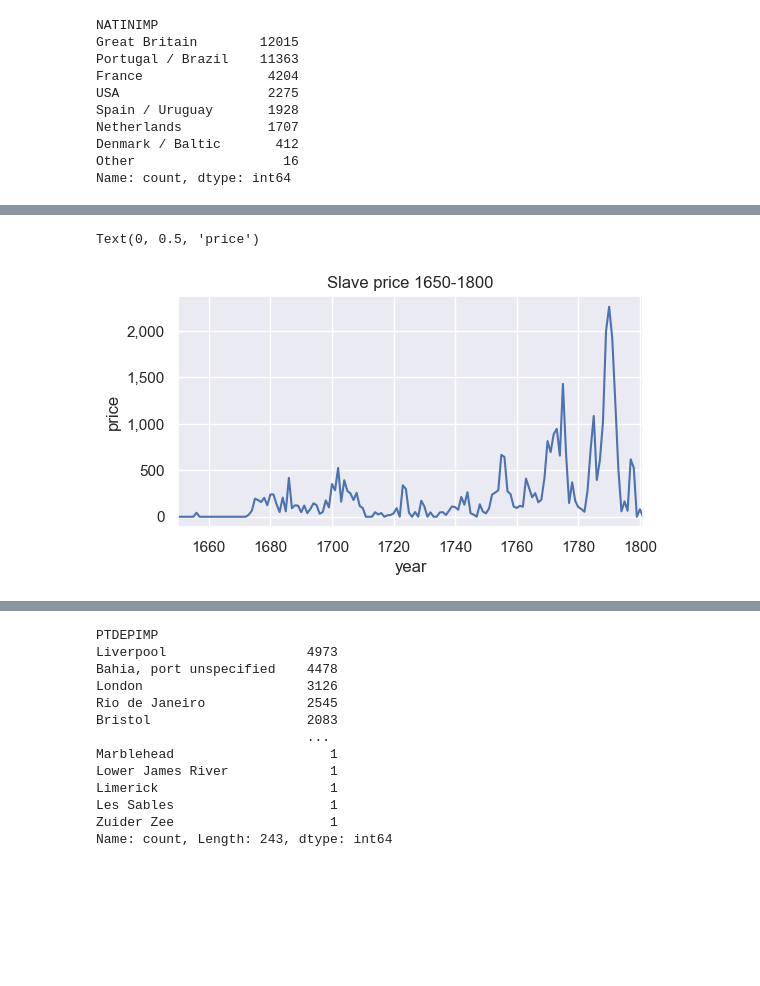
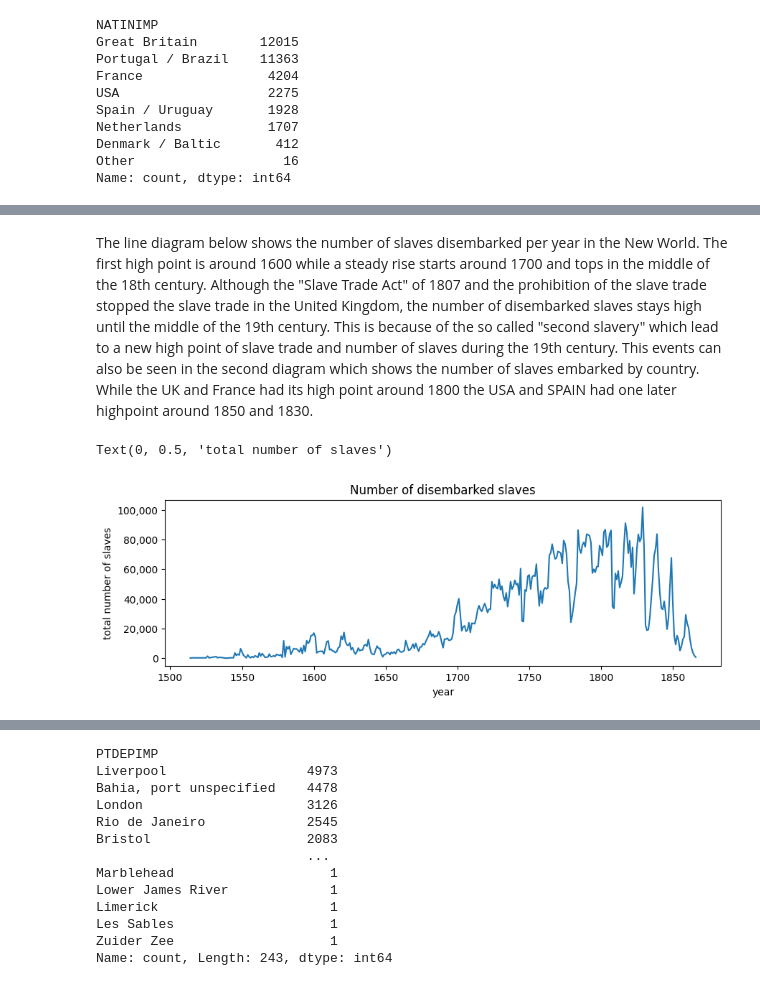
Before and after one commit to andren967/Novak_SlaveVoyages, a Jupyter notebook: Slave_trade_EDA.ipynb, the cells around one changed output, grey strips where cells are left out. Drawn from its saved outputs; the diff is of its cells as text; code cells hidden in the pictures; blank space fills up the shorter version.

```diff
--- a/Slave_trade_EDA.ipynb
+++ b/Slave_trade_EDA.ipynb
@@ -71,9 +403,6 @@ https://www.slavevoyages.org/voyage/downloads#full-versions-of-the-trans-atlanti
 #Change datatype of ID-column and set it as index
 slave_voyages = slave_voyages.astype({'VOYAGEID': int})
 slave_voyages = slave_voyages.set_index("VOYAGEID")
-# %%
-#Set years-columns as integers
-slave_voyages[["YEARDEP","YEARAF","YEARAM","VOY2IMP","CREW1","CREWDIED","NDESERT","SLAXIMP","SLAMIMP","SLADVOY","YEAR100"]] = slave_voyages[["YEARDEP","YEARAF","YEARAM","VOY2IMP","CREW1","CREWDIED","NDESERT","SLAXIMP","SLAMIMP","SLADVOY","YEAR100"]].astype('Int64')
 # %%
 #Set date-columns as datetime
 slave_voyages[["DATEBUY","DATELAND1"]] = slave_voyages[["DATEBUY","DATELAND1"]].apply(lambda x: pd.to_datetime(x,errors = 'coerce', format = '%Y-%m-%d'))
@@ -99,0 +409,4 @@ memory usage: 8.0+ MB
+# %%
+#delete string 'year ' from year columns
+for column in ["YEAR5","YEAR10","YEAR25"]:
+   slave_voyages[column] =  slave_voyages[column].str.replace("years ",'')
@@ -544,0 +527,14 @@ Text(0.5, 0, 'Average price of slaves standardized on sterling cash price of pri
+# %%
+#development of price between 1650 and 1800
+plt.figure(figsize=(6,3))
+#x - years sorted
+x = sorted(slave_voyages["YEARAM"].unique())
+#y = avarage price pear year (sum/count)
+y= slave_voyages.groupby(["YEARAM"],sort=True,dropna=True)["JAMCASPR"].sum()/slave_voyages.groupby(["YEARAM"],sort=True,dropna=True)["JAMCASPR"].count()
+
+plt.plot(x, y)
+plt.xlim([1650, 1811])
+plt.title("Avarage slave prices 1650-1810")
+plt.xlabel("year")
+plt.subplot().get_yaxis().set_major_formatter(mt.FuncFormatter(lambda x, p: format(int(x), ',')))
+plt.ylabel("avarage price")
@@ -594,12 +642,14 @@ Text(0, 0.5, 'number of voyages')
+# %% [markdown]
+The line diagram below shows the number of slaves disembarked per year in the New World. The first high point is around 1600 while a steady rise starts around 1700 and tops in the middle of the 18th century. Although the "Slave Trade Act" of 1807 and the prohibition of the slave trade stopped the slave trade in the United Kingdom, the number of disembarked slaves stays high until the middle of the 19th century. This is because of the so called "second slavery" which lead to a new high point of slave trade and number of slaves during the 19th century.
+This events can also be seen in the second diagram which shows the number of slaves embarked by country. While the UK and France had its high point around 1800 the USA and SPAIN had one later highpoint around 1850 and 1830.
 # %%
-#development of price between 1650 and 1800
-plt.figure(figsize=(6,3))
-slave_voyages.groupby(["YEARAM"],sort=True,dropna=True)["JAMCASPR"].sum().plot(kind="line")
-plt.xlim([1650, 1801])
-plt.title("Slave price 1650-1800")
+#Number of disembarked slaves per year
+plt.figure(figsize=(10,3))
+slave_voyages.groupby(["YEARAM"],sort=True)["SLAMIMP"].sum().plot(kind="line")
+plt.title("Number of disembarked slaves")
 plt.xlabel("year")
 plt.subplot().get_yaxis().set_major_formatter(mt.FuncFormatter(lambda x, p: format(int(x), ',')))
-plt.ylabel("price")
+plt.ylabel("total number of slaves")
 # %% [output]
-Text(0, 0.5, 'price')
+Text(0, 0.5, 'total number of slaves')
-[figure, old version]
+[figure, new version]
```
Also changed, not shown: parts of 54 cells of this notebook, 1 other file.
